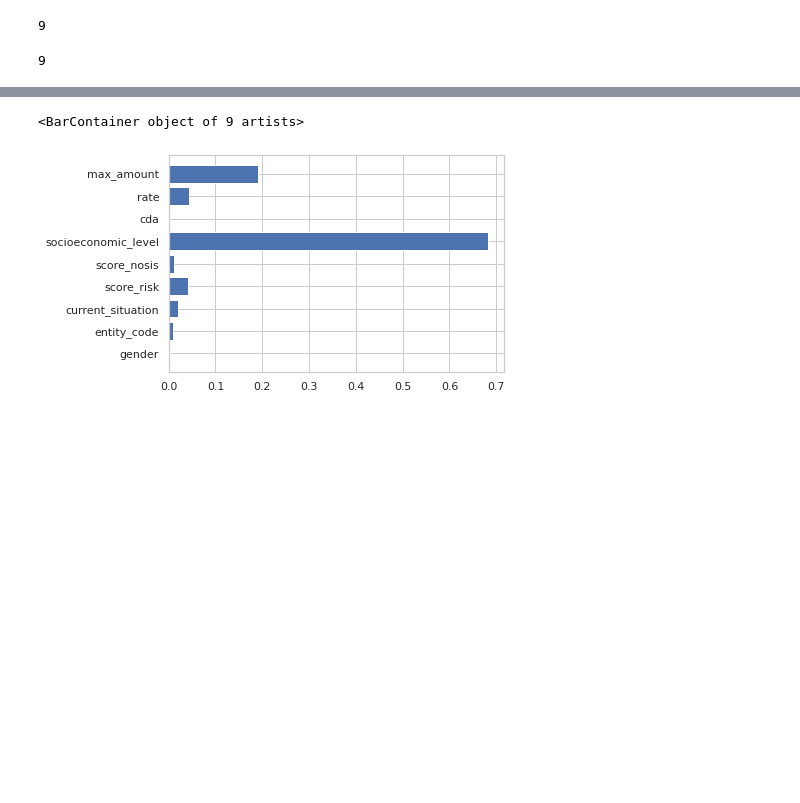
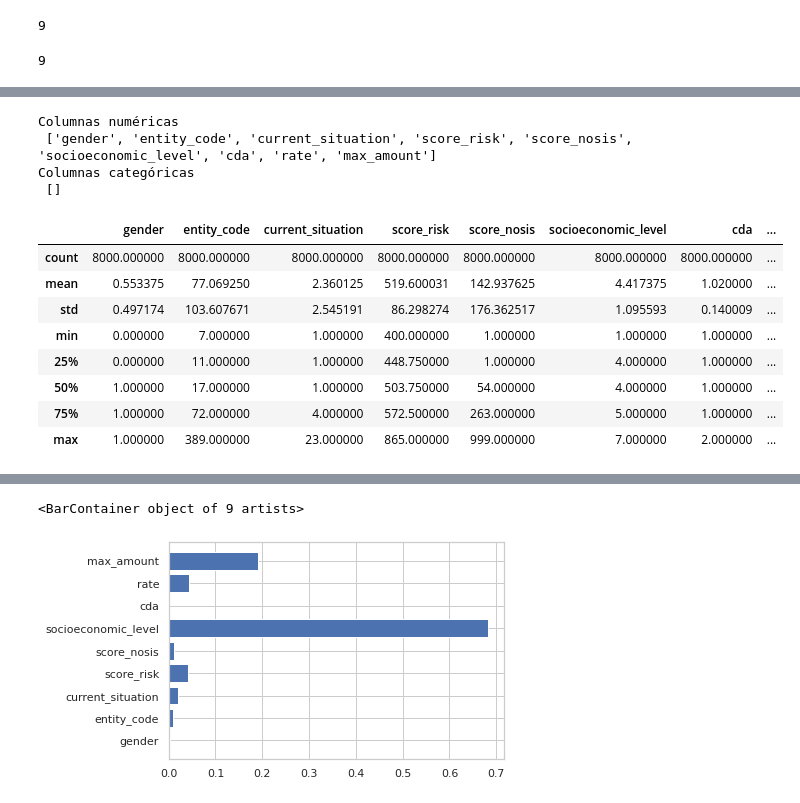
Before and after one commit to msolpierozzi/DATA-SCIENCE-DATASETS, a Jupyter notebook: Notebook.ipynb, the cells around one changed output, grey strips where cells are left out. Drawn from its saved outputs; the diff is of its cells as text; code cells hidden in the pictures; blank space fills up the shorter version.

```diff
--- a/Notebook.ipynb
+++ b/Notebook.ipynb
@@ -522,0 +554,30 @@ len(X_train.columns)
+# %%
+# Identificar a las columnas numéricas y categóricas del df
+def get_num_cat_cols(df):
+    num_cls = [x for x in df.columns if df[x].dtype != 'object']
+    cat_cls = [x for x in df.columns if x not in num_cls]
+
+    print(f'Columnas numéricas \n',num_cls)
+    print(f'Columnas categóricas \n',cat_cls)
+
+    return num_cls, cat_cls
+# %%
+num_cols, cat_cols = get_num_cat_cols(X_train)
+# %% [output]
+Columnas numéricas
+ ['gender', 'entity_code', 'current_situation', 'score_risk', 'score_nosis', 'socioeconomic_level', 'cda', 'rate', 'max_amount']
+Columnas categóricas
+ []
+# %%
+# Estadísticas descriptivas para las columnas numéricas
+X_train[num_cols].describe()
+# %% [output]
+|  | gender | entity_code | current_situation | score_risk | score_nosis | socioeconomic_level | cda | ... |
+| count | 8000.000000 | 8000.000000 | 8000.000000 | 8000.000000 | 8000.000000 | 8000.000000 | 8000.000000 | ... |
+| mean | 0.553375 | 77.069250 | 2.360125 | 519.600031 | 142.937625 | 4.417375 | 1.020000 | ... |
+| std | 0.497174 | 103.607671 | 2.545191 | 86.298274 | 176.362517 | 1.095593 | 0.140009 | ... |
+| min | 0.000000 | 7.000000 | 1.000000 | 400.000000 | 1.000000 | 1.000000 | 1.000000 | ... |
+| 25% | 0.000000 | 11.000000 | 1.000000 | 448.750000 | 1.000000 | 4.000000 | 1.000000 | ... |
+| 50% | 1.000000 | 17.000000 | 1.000000 | 503.750000 | 54.000000 | 4.000000 | 1.000000 | ... |
+| 75% | 1.000000 | 72.000000 | 4.000000 | 572.500000 | 263.000000 | 5.000000 | 1.000000 | ... |
+| max | 1.000000 | 389.000000 | 23.000000 | 865.000000 | 999.000000 | 7.000000 | 2.000000 | ... |
```
Also changed, not shown: parts of 11 cells of this notebook.
